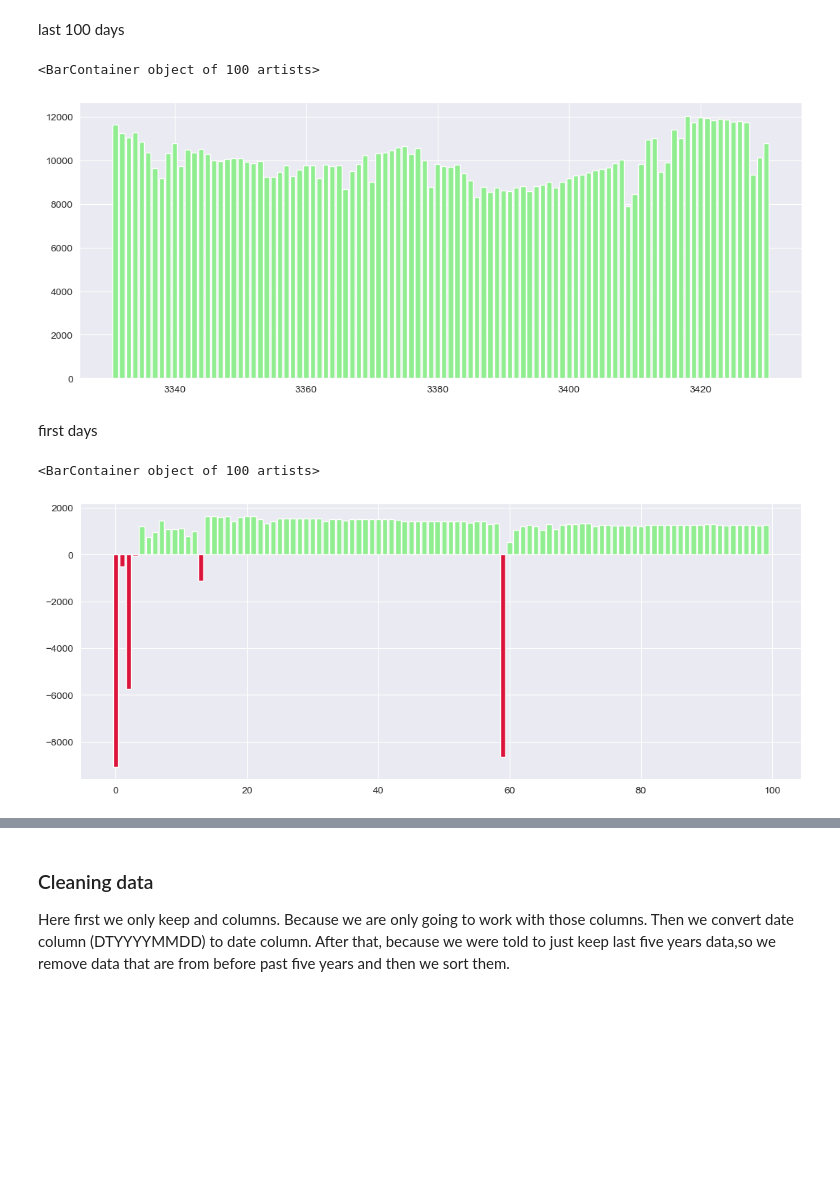
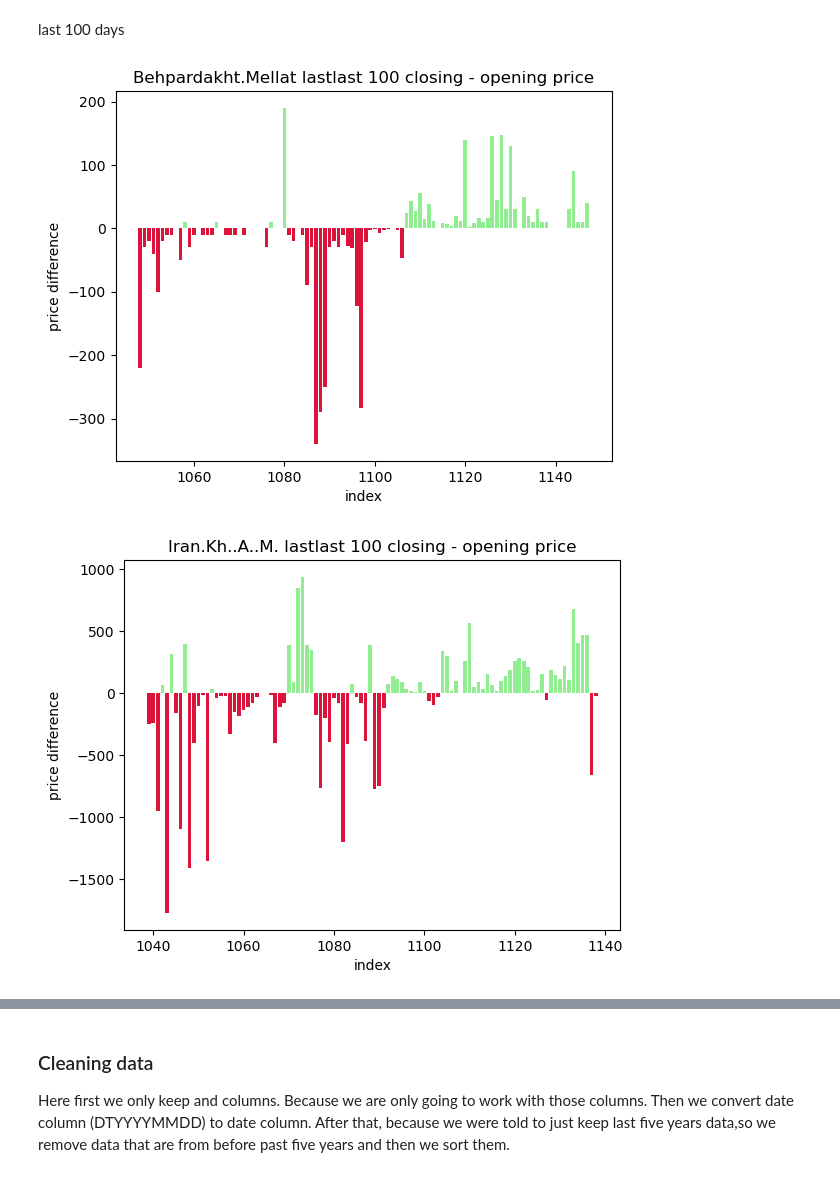
Before and after one commit to ParsaMohammadpour/backtest-linearRegression, a Jupyter notebook: sample.ipynb, the cells around one changed output, grey strips where cells are left out. Saved outputs shown, nothing was run; the diff lists cells and outputs as text; code cells hidden in the pictures; blank space fills up the shorter version.

```diff
--- a/sample.ipynb
+++ b/sample.ipynb
@@ -67,23 +134,8 @@ df.tail(50)
 ### closing - opening price
 # %% [markdown]
 last 100 days
-# %%
-recent_df = df.tail(100)
-
-plt.bar(
-    recent_df.index, recent_df["<CLOSE>"] - recent_df["<OPENINT>"],
-    color=np.where(recent_df["<CLOSE>"] - recent_df["<OPENINT>"] < 0, 'crimson', 'lightgreen'))
-# %% [output]
-<BarContainer object of 100 artists>
-[figure, removed]
-# %% [markdown]
-first days
-# %%
-recent_df = df.head(100)
-
-plt.bar(
-    recent_df.index, recent_df["<CLOSE>"] - recent_df["<OPENINT>"],
-    color=np.where(recent_df["<CLOSE>"] - recent_df["<OPENINT>"] < 0, 'crimson', 'lightgreen'))
-# %% [output]
-<BarContainer object of 100 artists>
-[figure, removed]
+# %%
+stock_holder.close_open_diff(100, is_head=False)
+# %% [output]
+[figure, added]
+[figure, added]
```
Also changed, not shown: parts of 23 cells of this notebook, 8 other files.
